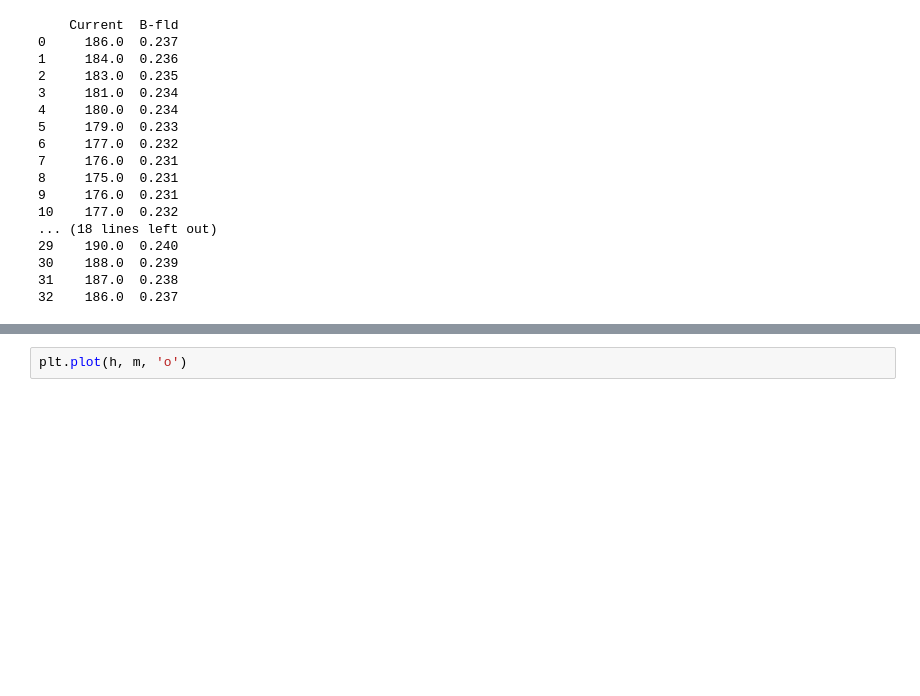
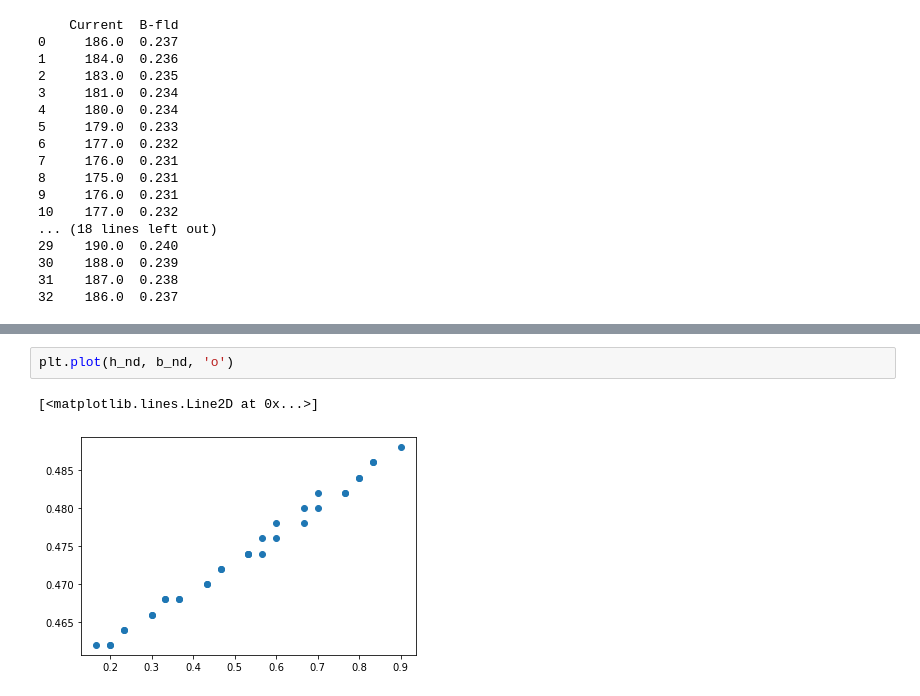
Before and after one commit to roussel-ryan/diff_hysteresis, a Jupyter notebook: argonne-model_kd.ipynb, the cells around one changed output, grey strips where cells are left out. Cells and saved outputs as stored; diff of their text form; blank space fills up the shorter version.

```diff
--- a/argonne-model_kd.ipynb
+++ b/argonne-model_kd.ipynb
@@ -77,3 +81,6 @@ Loss function converges to 0.00015762118495372523
 # %%
-plt.plot(h, m, 'o')
+plt.plot(h_nd, b_nd, 'o')
+# %% [output]
+[<matplotlib.lines.Line2D at 0x...>]
+[figure, added]
 # %%
```
Also changed, not shown: parts of 6 cells of this notebook, 2 other files.
